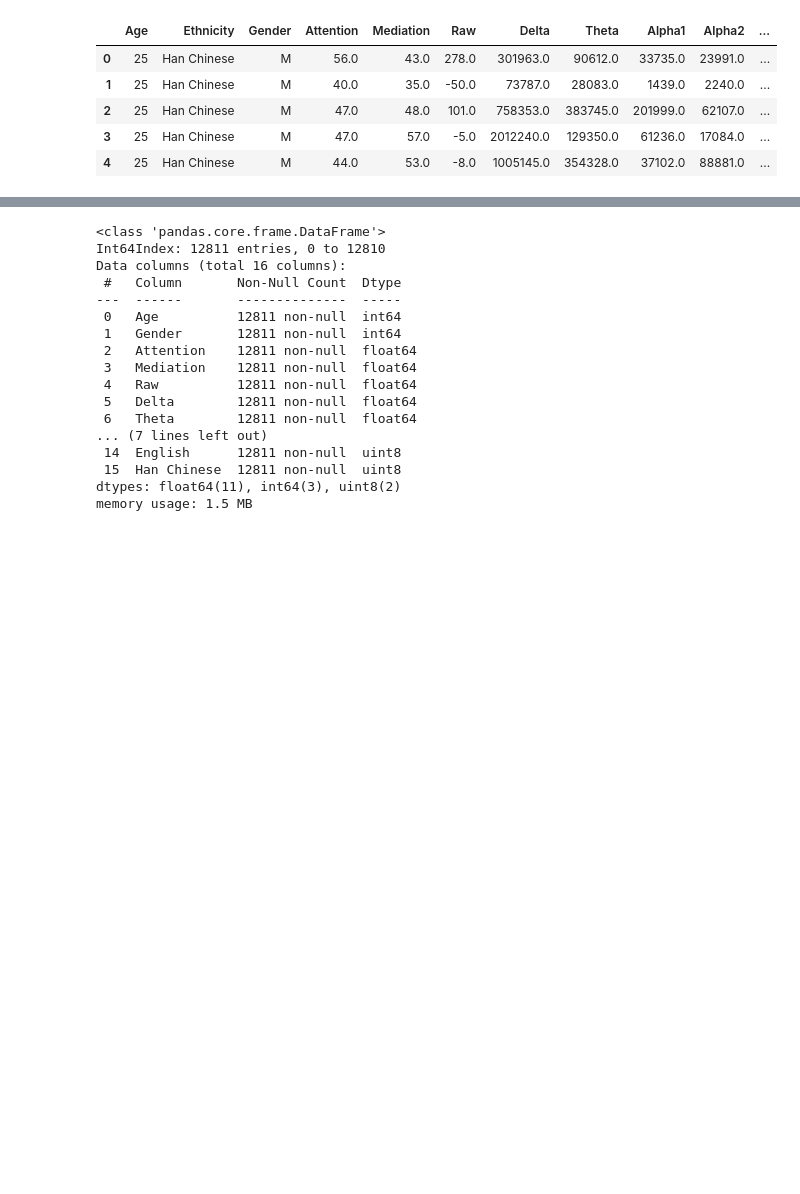
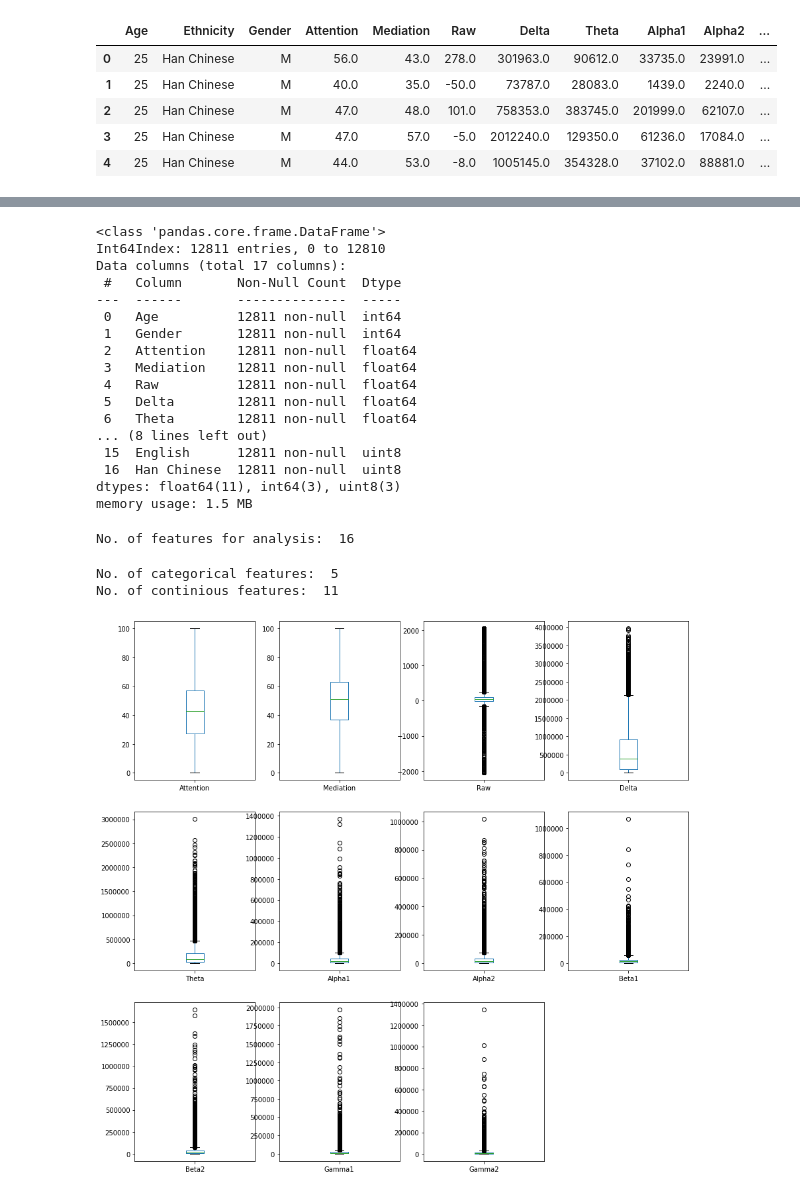
Before and after one commit to rajnishprao/Spiced_Projects, a Jupyter notebook: Time_Series_Classification/EEG_01_EDA.ipynb, the cells around one changed output, grey strips where cells are left out. Cells and saved outputs as stored; diff of their text form; code cells hidden in the pictures; blank space fills up the shorter version.

```diff
--- a/Time_Series_Classification/EEG_01_EDA.ipynb
+++ b/Time_Series_Classification/EEG_01_EDA.ipynb
@@ -168,7 +174,7 @@ df['Label'] = df['Label'].astype(np.int)
 df['Gender'] = df['Gender'].apply(lambda x:1 if x == 'M' else 0)
 # %%
 # getting dummies for ethnicity
-ethnic_dummies = pd.get_dummies(df['Ethnicity'], drop_first=True)
+ethnic_dummies = pd.get_dummies(df['Ethnicity']) #, drop_first=True)
 df = pd.concat([df, ethnic_dummies], axis=1)
 df = df.drop('Ethnicity', axis=1)
 # %%
@@ -185,7 +193,7 @@ df.info()
 # %% [output]
 <class 'pandas.core.frame.DataFrame'>
 Int64Index: 12811 entries, 0 to 12810
-Data columns (total 16 columns):
+Data columns (total 17 columns):
  #   Column       Non-Null Count  Dtype
 ---  ------       --------------  -----
  0   Age          12811 non-null  int64
@@ -195,8 +203,31 @@ Data columns (total 16 columns):
  4   Raw          12811 non-null  float64
  5   Delta        12811 non-null  float64
  6   Theta        12811 non-null  float64
-... (7 lines left out)
- 14  English      12811 non-null  uint8
- 15  Han Chinese  12811 non-null  uint8
-dtypes: float64(11), int64(3), uint8(2)
+... (8 lines left out)
+ 15  English      12811 non-null  uint8
+ 16  Han Chinese  12811 non-null  uint8
+dtypes: float64(11), int64(3), uint8(3)
 memory usage: 1.5 MB
+# %%
+# creating a features only df (ie by dropping label from a *copy* of the original df)
+features = df.drop('Label', axis=1).copy()
+# %%
+print('No. of features for analysis: ', len(features.columns))
+# %% [output]
+No. of features for analysis:  16
+# %%
+# grouping categorical and continious features in lists that can be used for bulk printing out plots
+categorical_features = ['Age', 'Gender', 'Bengali', 'English', 'Han Chinese']
+continious_features = ['Attention', 'Mediation', 'Raw', 'Delta', 'Theta', 'Alpha1', 'Alpha2', 'Beta1',
+                      'Beta2', 'Gamma1', 'Gamma2']
+
+print('No. of categorical features: ', len(categorical_features))
+print('No. of continious features: ', len(continious_features))
+# %% [output]
+No. of categorical features:  5
+No. of continious features:  11
+# %%
+features[continious_features].plot(kind='box', figsize=(15, 15), subplots=True, layout=(3,4))
+plt.show()
+# %% [output]
+[figure, added]
```
Also changed, not shown: parts of 12 cells of this notebook.
